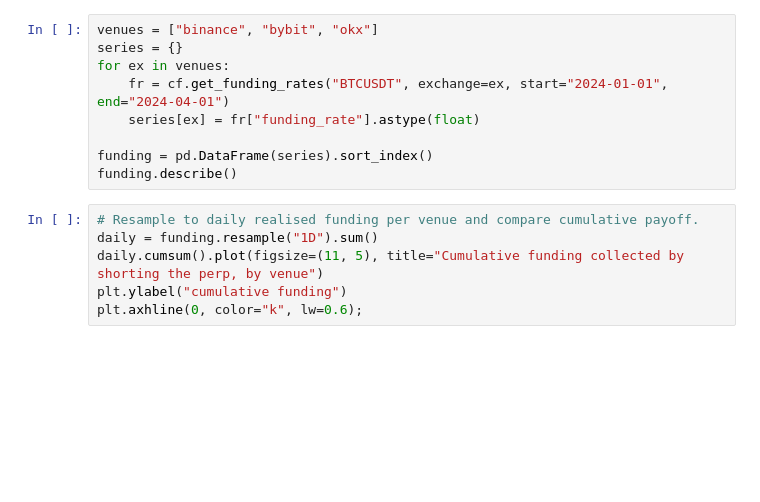
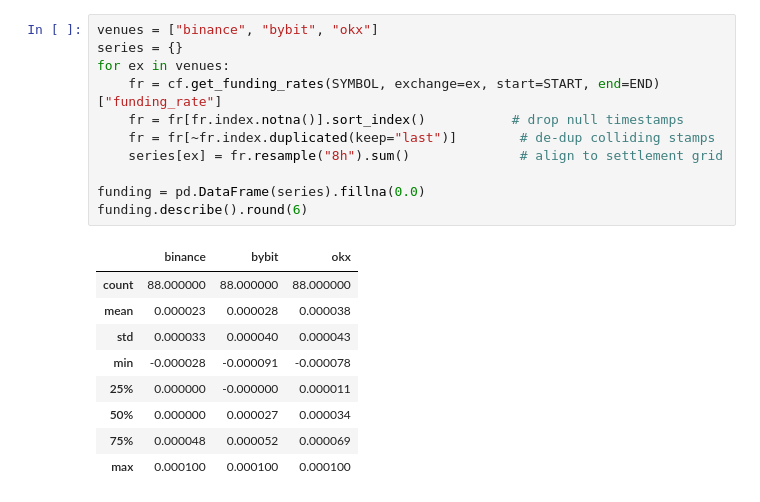
Before and after one commit to candlefeed-ai/candlefeed-python, a Jupyter notebook: examples/funding_carry_backtest.ipynb, the cells around one changed output. Saved outputs shown, nothing was run; the diff lists cells and outputs as text; blank space fills up the shorter version.

```diff
--- a/examples/funding_carry_backtest.ipynb
+++ b/examples/funding_carry_backtest.ipynb
@@ -55,15 +81,21 @@ Funding isn't uniform across exchanges. Pulling each venue's raw funding series
 # %%
 venues = ["binance", "bybit", "okx"]
 series = {}
 for ex in venues:
-    fr = cf.get_funding_rates("BTCUSDT", exchange=ex, start="2024-01-01", end="2024-04-01")
-    series[ex] = fr["funding_rate"].astype(float)
+    fr = cf.get_funding_rates(SYMBOL, exchange=ex, start=START, end=END)["funding_rate"]
+    fr = fr[fr.index.notna()].sort_index()           # drop null timestamps
+    fr = fr[~fr.index.duplicated(keep="last")]        # de-dup colliding stamps
+    series[ex] = fr.resample("8h").sum()              # align to settlement grid
 
-funding = pd.DataFrame(series).sort_index()
-funding.describe()
+funding = pd.DataFrame(series).fillna(0.0)
+funding.describe().round(6)
+# %% [output]
+|  | binance | bybit | okx |
+| count | 88.000000 | 88.000000 | 88.000000 |
+| mean | 0.000023 | 0.000028 | 0.000038 |
+| std | 0.000033 | 0.000040 | 0.000043 |
+| min | -0.000028 | -0.000091 | -0.000078 |
+| 25% | 0.000000 | -0.000000 | 0.000011 |
+| 50% | 0.000000 | 0.000027 | 0.000034 |
+| 75% | 0.000048 | 0.000052 | 0.000069 |
+| max | 0.000100 | 0.000100 | 0.000100 |
-# %%
-# Resample to daily realised funding per venue and compare cumulative payoff.
-daily = funding.resample("1D").sum()
-daily.cumsum().plot(figsize=(11, 5), title="Cumulative funding collected by shorting the perp, by venue")
-plt.ylabel("cumulative funding")
-plt.axhline(0, color="k", lw=0.6);
```
Also changed, not shown: parts of 16 cells of this notebook, 5 other files.
